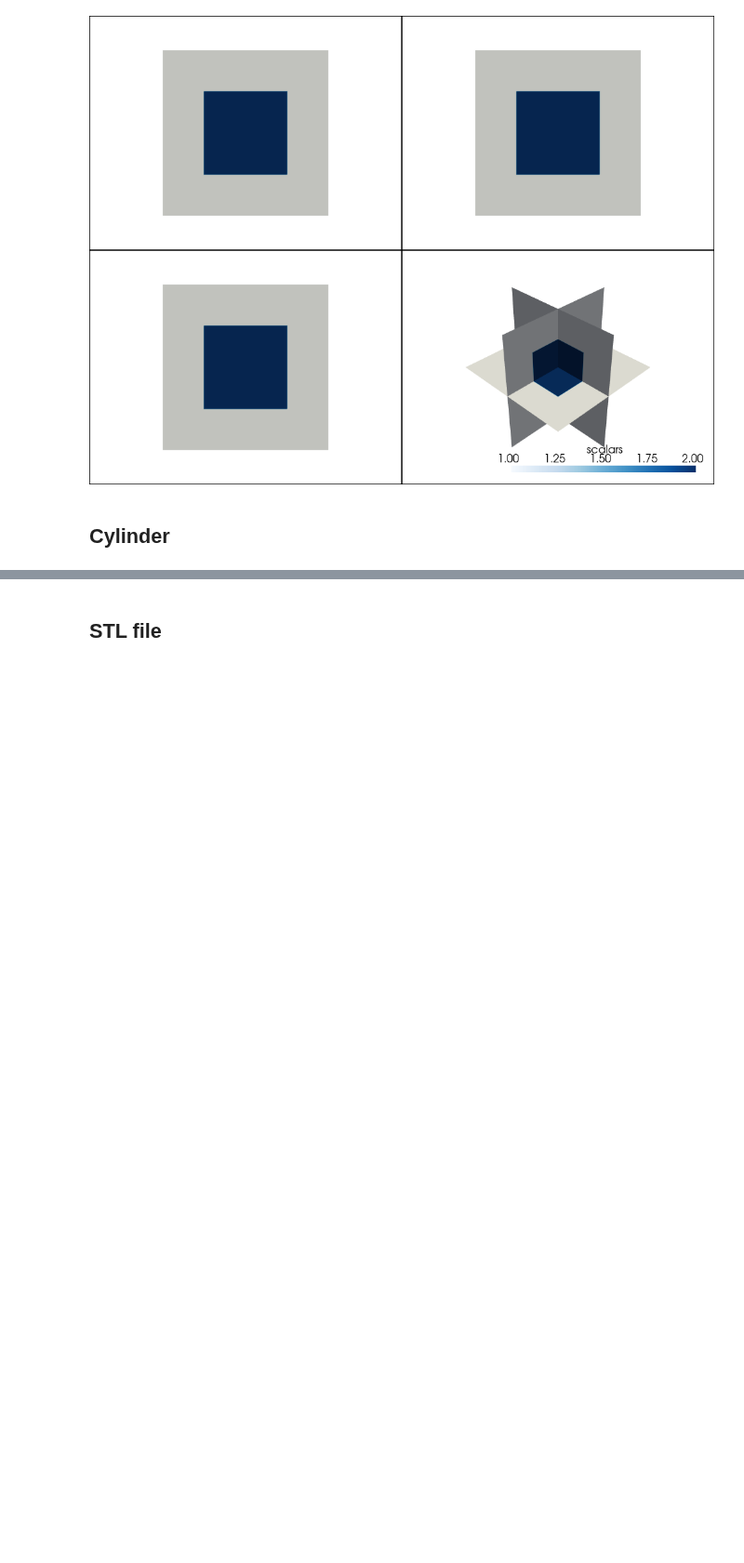
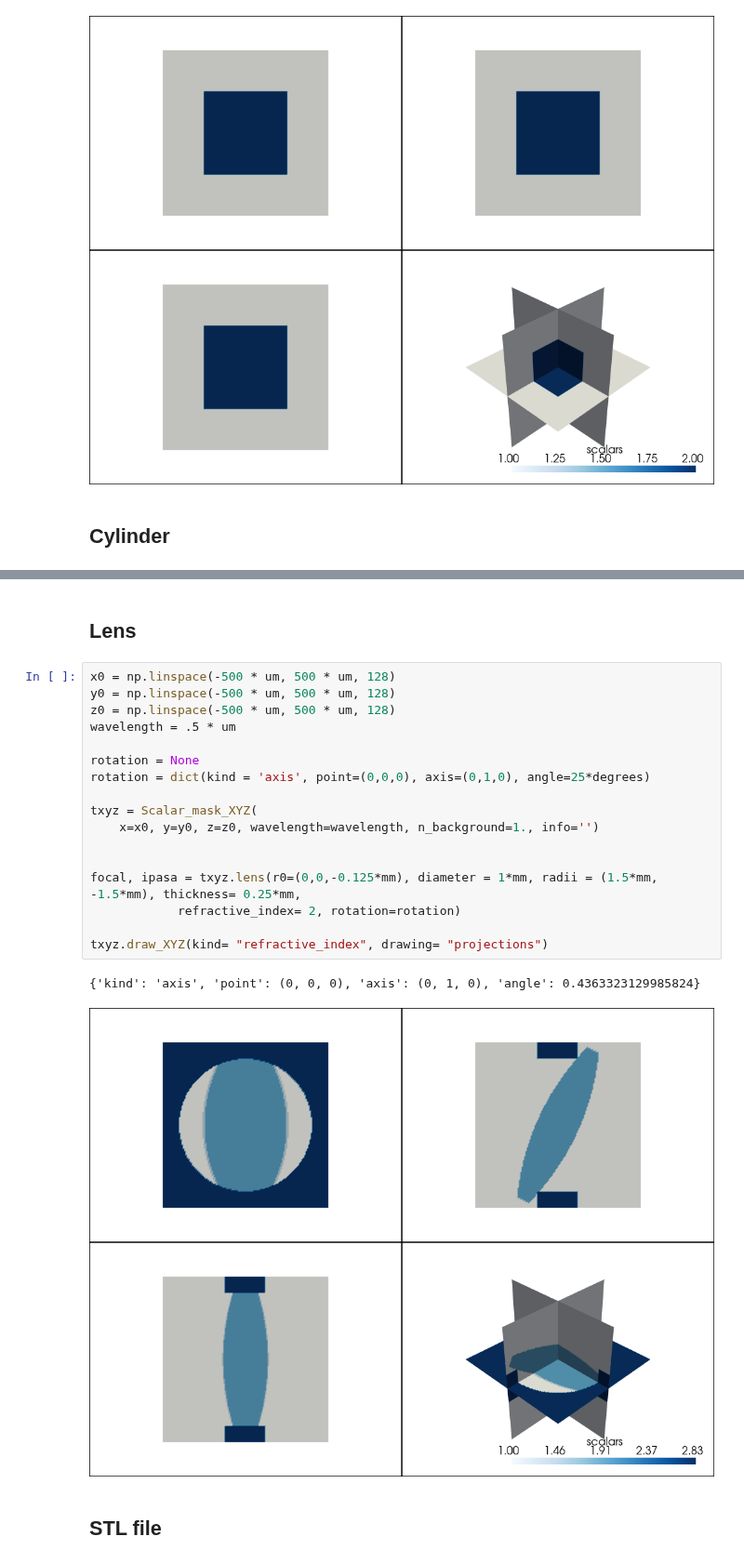
Before and after one commit to aocg-ucm/diffractio, a Jupyter notebook: docs/source/tutorial_scalar/scalar_XYZ/masks_xyz.ipynb, the cells around one changed output, grey strips where cells are left out. Shown at 93% size. Drawn from its saved outputs; the diff is of its cells as text; blank space fills up the shorter version.

```diff
--- a/docs/source/tutorial_scalar/scalar_XYZ/masks_xyz.ipynb
+++ b/docs/source/tutorial_scalar/scalar_XYZ/masks_xyz.ipynb
@@ -87,3 +112,25 @@ uxyz.draw_XYZ(kind= "refractive_index", drawing= "projections", filename='n_cyli
+# %% [markdown]
+## Lens
+# %%
+x0 = np.linspace(-500 * um, 500 * um, 128)
+y0 = np.linspace(-500 * um, 500 * um, 128)
+z0 = np.linspace(-500 * um, 500 * um, 128)
+wavelength = .5 * um
+
+rotation = None
+rotation = dict(kind = 'axis', point=(0,0,0), axis=(0,1,0), angle=25*degrees)
+
+txyz = Scalar_mask_XYZ(
+    x=x0, y=y0, z=z0, wavelength=wavelength, n_background=1., info='')
+
+
+focal, ipasa = txyz.lens(r0=(0,0,-0.125*mm), diameter = 1*mm, radii = (1.5*mm, -1.5*mm), thickness= 0.25*mm,
+            refractive_index= 2, rotation=rotation)
+
+txyz.draw_XYZ(kind= "refractive_index", drawing= "projections")
+# %% [output]
+{'kind': 'axis', 'point': (0, 0, 0), 'axis': (0, 1, 0), 'angle': 0.4363323129985824}
+[figure, added]
 # %% [markdown]
 ## STL file
 # %%
```
Also changed, not shown: parts of 7 cells of this notebook, 9 other files.
